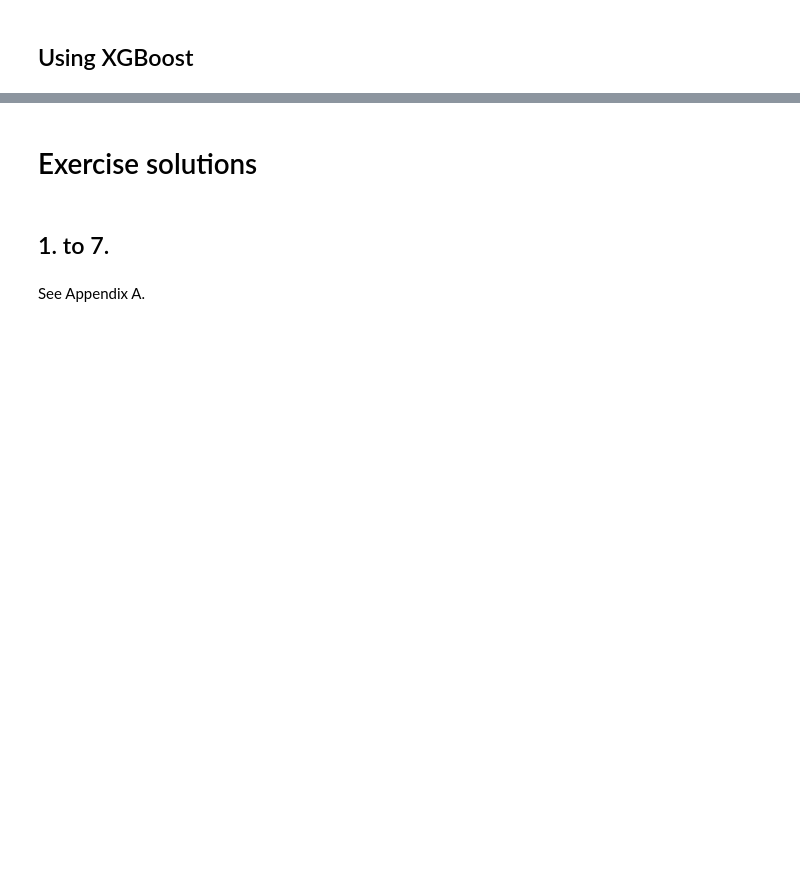
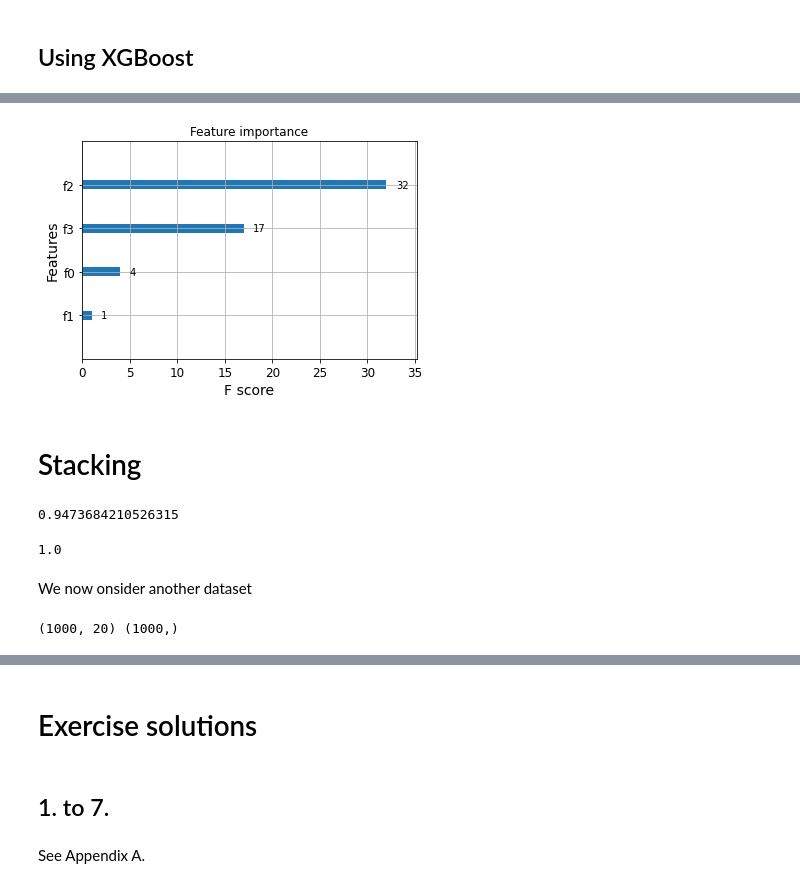
Before and after one commit to serivan/mldmlab, a Jupyter notebook: HANDSON-ML/07_ensemble_learning_and_random_forests.ipynb, the cells around one changed output, grey strips where cells are left out. Saved outputs shown, nothing was run; the diff lists cells and outputs as text; code cells hidden in the pictures; blank space fills up the shorter version.

```diff
--- a/HANDSON-ML/07_ensemble_learning_and_random_forests.ipynb
+++ b/HANDSON-ML/07_ensemble_learning_and_random_forests.ipynb
@@ -729,0 +747,2 @@ Validation MSE: 0.002528626115371327
+# %%
+clf.fit(X_train, y_train)
@@ -729,0 +767,18 @@ Validation MSE: 0.002528626115371327
+# %%
+#importing library and segregation of data as train and test using DMatrix Data structure
+import xgboost as xgb
+
+dtrain = xgb.DMatrix(X_train, label=y_train)
+dtest = xgb.DMatrix(X_test, label=y_test)
+# %%
+#paramaters
+param = {
+    'max_depth': 3,  # the maximum depth of each tree
+    'eta': 0.3,  # the training step for each iteration
+    'silent': 1,  # logging mode - quiet
+    'objective': 'multi:softprob',  # error evaluation for multiclass training
+    'num_class': 3}  # the number of classes that exist in this datset
+num_round = 5  # the number of training iterations
+# %%
+#model builing using training data
+bst = xgb.train(param, dtrain, num_round)
@@ -729,0 +820,15 @@ Validation MSE: 0.002528626115371327
+# %%
+#Feature importance
+from xgboost import plot_importance
+from matplotlib import pyplot
+plot_importance(bst)
+pyplot.show()
+
+#f1 - sepal length in cm
+#f2 - sepal width in cm
+#f3 - petal length in cm
+#f4 - petal width in cm
+# %% [output]
+[figure, added]
+# %% [markdown]
+# Stacking
@@ -729,0 +844,41 @@ Validation MSE: 0.002528626115371327
+# %%
+X, y = load_iris(return_X_y=True)
+estimators = [
+     ('rf', RandomForestClassifier(n_estimators=10, random_state=42)),
+     ('svr', make_pipeline(StandardScaler(),
+                           LinearSVC(random_state=42)))
+]
+stack_clf = StackingClassifier(
+    estimators=estimators, final_estimator=LogisticRegression(random_state=42)
+)
+from sklearn.model_selection import train_test_split
+X_train, X_test, y_train, y_test = train_test_split(
+     X, y, stratify=y, random_state=42
+)
+stack_clf.fit(X_train, y_train).score(X_test, y_test)
+# %% [output]
+0.9473684210526315
+# %%
+X, y = load_iris(return_X_y=True)
+
+stack_clf = StackingClassifier(
+    estimators=estimators, final_estimator=DecisionTreeClassifier(random_state=42)
+)
+from sklearn.model_selection import train_test_split
+X_train, X_test, y_train, y_test = train_test_split(
+     X, y, stratify=y, random_state=42
+)
+stack_clf.fit(X_train, y_train).score(X_test, y_test)
+# %% [output]
+1.0
+# %% [markdown]
+We now onsider another dataset
+# %%
+# test classification dataset
+from sklearn.datasets import make_classification
+# define dataset
+X, y = make_classification(n_samples=1000, n_features=20, n_informative=15, n_redundant=5, random_state=1)
+# summarize the dataset
+print(X.shape, y.shape)
+# %% [output]
+(1000, 20) (1000,)
```
Also changed, not shown: parts of 55 cells of this notebook.
